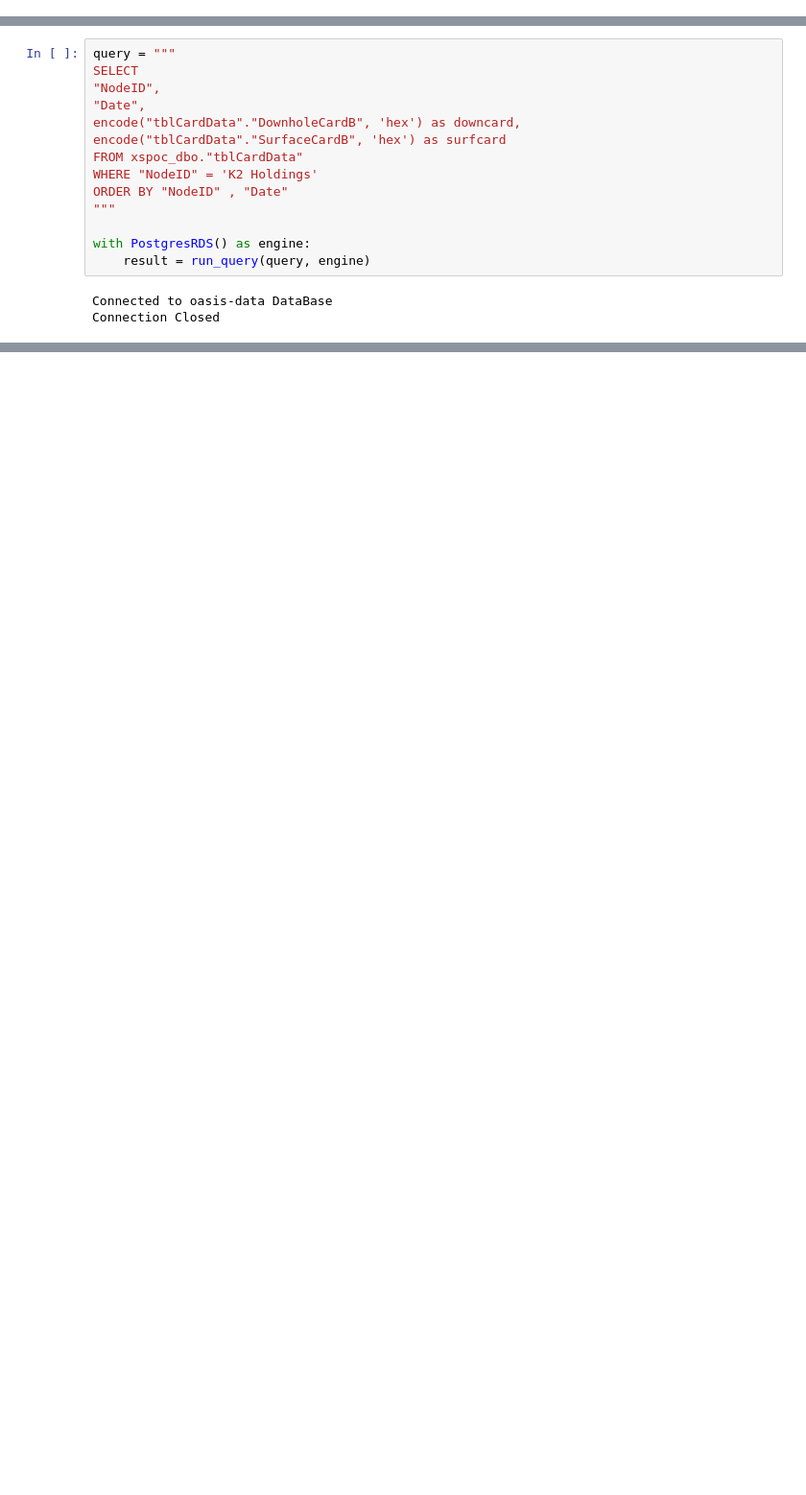
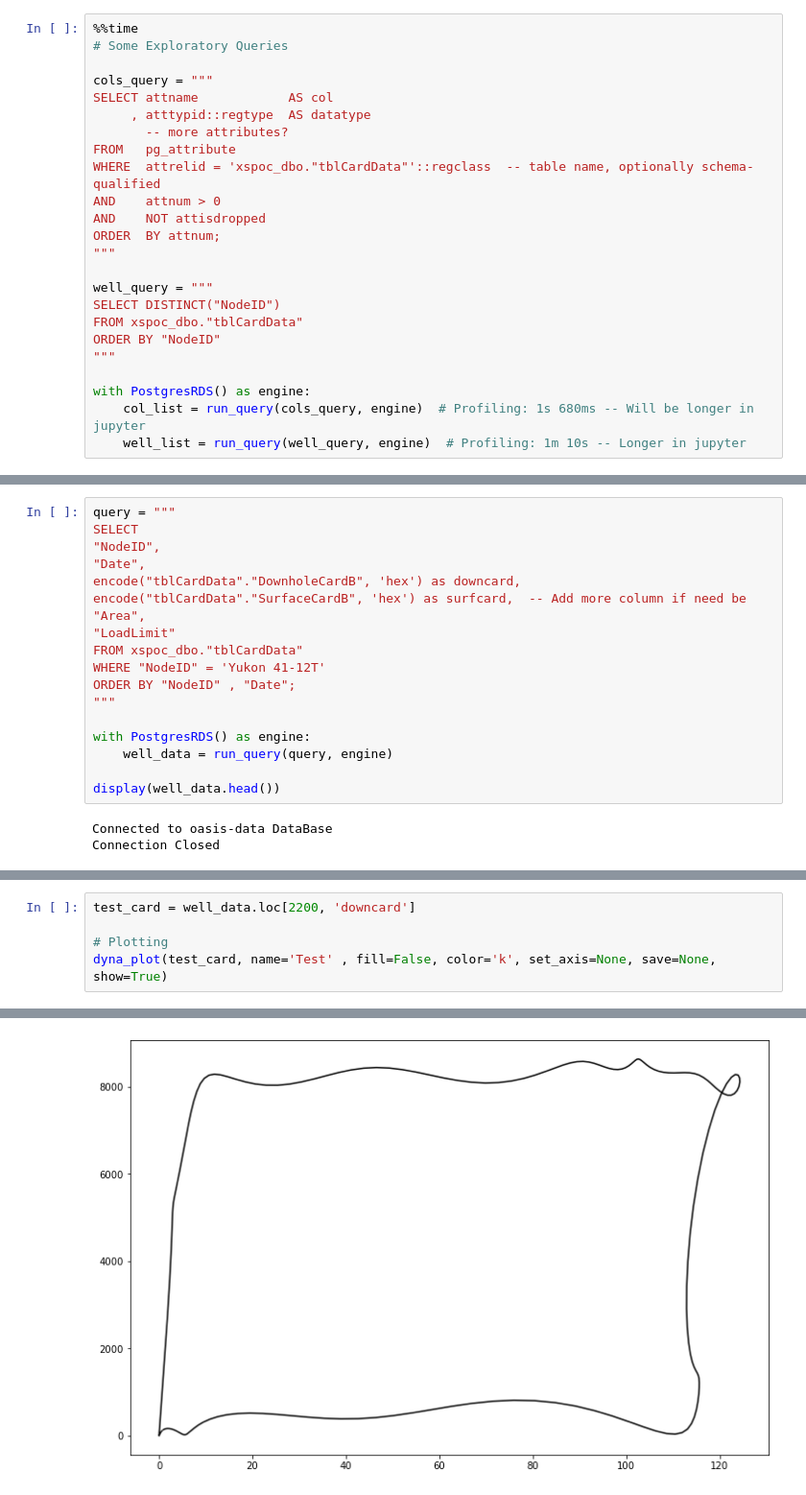
Before and after one commit to Ashitha97/ESP, a Jupyter notebook: dataAnalysis/Initial Analysis Card Data.ipynb, the cells around one changed output, grey strips where cells are left out. Shown at 96% size. Saved outputs shown, nothing was run; the diff lists cells and outputs as text; blank space fills up the shorter version.

Commit message:
Added XDiag Data Analysis

```diff
--- a/dataAnalysis/Initial Analysis Card Data.ipynb
+++ b/dataAnalysis/Initial Analysis Card Data.ipynb
@@ -94,0 +93,24 @@ def get_dyna(card_arr):
+# %%
+%%time
+# Some Exploratory Queries
+
+cols_query = """
+SELECT attname            AS col
+     , atttypid::regtype  AS datatype
+       -- more attributes?
+FROM   pg_attribute
+WHERE  attrelid = 'xspoc_dbo."tblCardData"'::regclass  -- table name, optionally schema-qualified
+AND    attnum > 0
+AND    NOT attisdropped
+ORDER  BY attnum;
+"""
+
+well_query = """
+SELECT DISTINCT("NodeID")
+FROM xspoc_dbo."tblCardData"
+ORDER BY "NodeID"
+"""
+
+with PostgresRDS() as engine:
+    col_list = run_query(cols_query, engine)  # Profiling: 1s 680ms -- Will be longer in jupyter
+    well_list = run_query(well_query, engine)  # Profiling: 1m 10s -- Longer in jupyter
@@ -98,14 +165,18 @@ SELECT
 "NodeID",
 "Date",
 encode("tblCardData"."DownholeCardB", 'hex') as downcard,
-encode("tblCardData"."SurfaceCardB", 'hex') as surfcard
+encode("tblCardData"."SurfaceCardB", 'hex') as surfcard,  -- Add more column if need be
+"Area",
+"LoadLimit"
 FROM xspoc_dbo."tblCardData"
-WHERE "NodeID" = 'K2 Holdings'
-ORDER BY "NodeID" , "Date"
+WHERE "NodeID" = 'Yukon 41-12T'
+ORDER BY "NodeID" , "Date";
 """
 
 with PostgresRDS() as engine:
-    result = run_query(query, engine)
+    well_data = run_query(query, engine)
+
+display(well_data.head())
 # %% [output]
 Connected to oasis-data DataBase
 Connection Closed
@@ -142,0 +183,6 @@ plt.plot(surf_xy[:,0], surf_xy[:, 1], c='b')
+# %%
+test_card = well_data.loc[2200, 'downcard']
+
+# Plotting
+dyna_plot(test_card, name='Test' , fill=False, color='k', set_axis=None, save=None, show=True)
+# %% [output]
@@ -142,0 +190 @@ plt.plot(surf_xy[:,0], surf_xy[:, 1], c='b')
+[figure, added]
```
Also changed, not shown: parts of 14 cells of this notebook, 3 other files.
